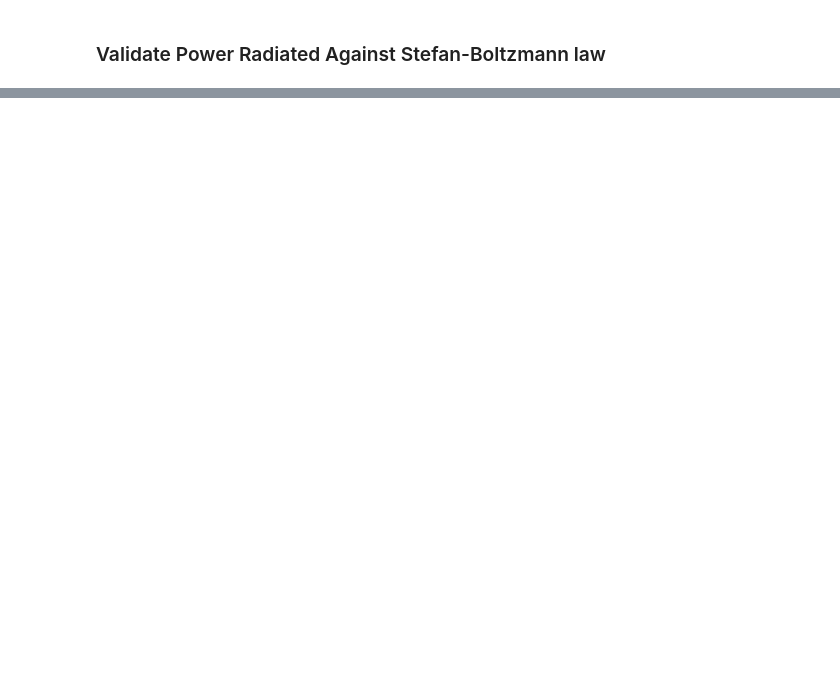
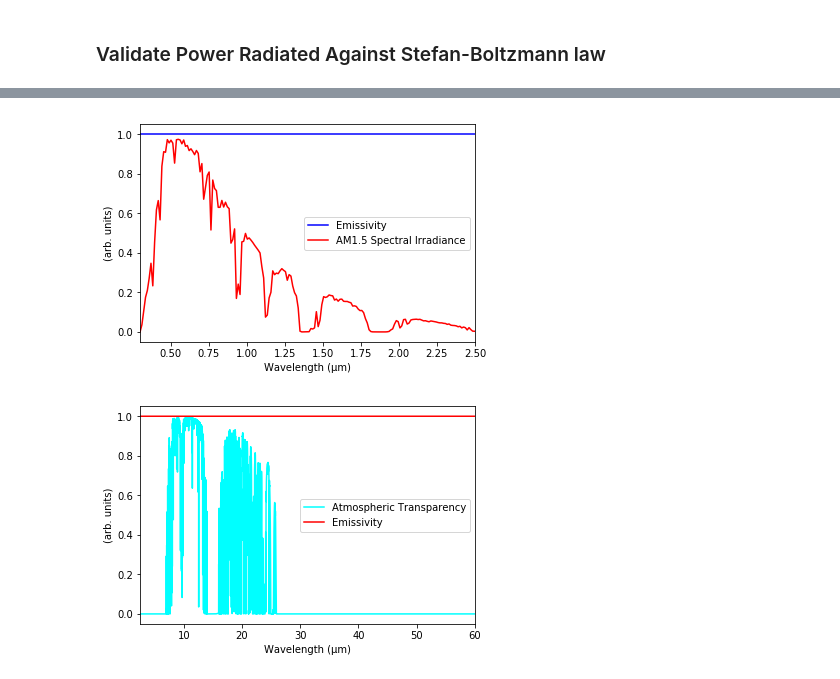
Before and after one commit to FoleyLab/wptherml_v1.0.0, a Jupyter notebook: example/Validate_Cooling.ipynb, the cells around one changed output, grey strips where cells are left out. Drawn from its saved outputs; the diff is of its cells as text; code cells hidden in the pictures; blank space fills up the shorter version.

```diff
--- a/example/Validate_Cooling.ipynb
+++ b/example/Validate_Cooling.ipynb
@@ -44,22 +56,25 @@ print("Stefan-Boltzmann Law is ",w_slab.T_ml**4*sig, "W/m^2")
 # %%
 ### get AM1.5 spectra and transmissivity data
 AM = datalib.AM(w_slab.lambda_array)
 T_atm = datalib.ATData(w_slab.lambda_array)
 ### plot results of perfect emissivity!
 plt.plot(w_slab.lambda_array*1e6, w_slab.emissivity_array, 'blue', label='Emissivity')
 plt.plot(w_slab.lambda_array*1e6, AM/(1.4*1e9), 'red', label='AM1.5 Spectral Irradiance')
-plt.xlabel("Wavelength (nm)")
+plt.xlabel("Wavelength (\u03BCm)")
 plt.ylabel("(arb. units)")
 plt.xlim(0.3,2.5)
 plt.legend()
 plt.show()
 
 
 plt.plot(w_slab.lambda_array*1e6, T_atm, 'cyan', label='Atmospheric Transparency')
 plt.plot(w_slab.lambda_array*1e6, w_slab.emissivity_array, 'red', label='Emissivity')
 #plt.plot(w_slab.lambda_array*1e6, BB, 'black')
-plt.xlabel("Wavelength (nm)")
+plt.xlabel("Wavelength (\u03BCm)")
 plt.ylabel("(arb. units)")
 plt.xlim(2.5,60)
 plt.legend()
 plt.show()
+# %% [output]
+[figure, added]
+[figure, added]
```
Also changed, not shown: parts of 2 cells of this notebook, 1 other file.
